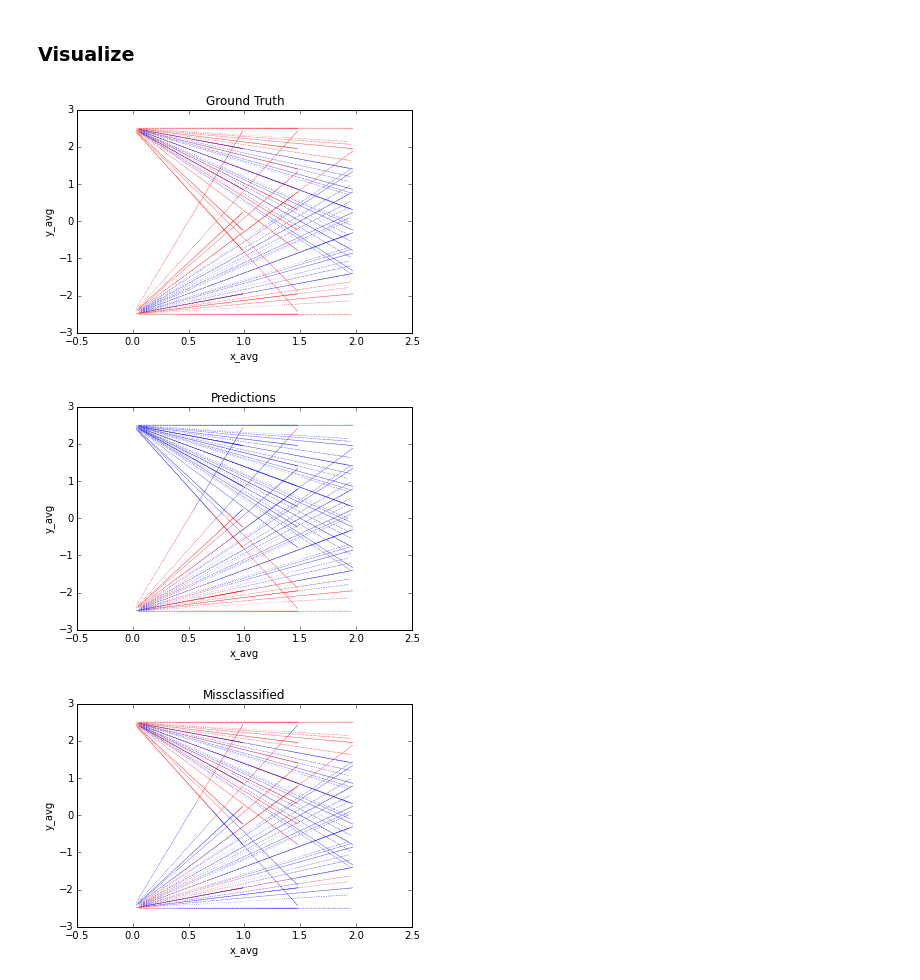
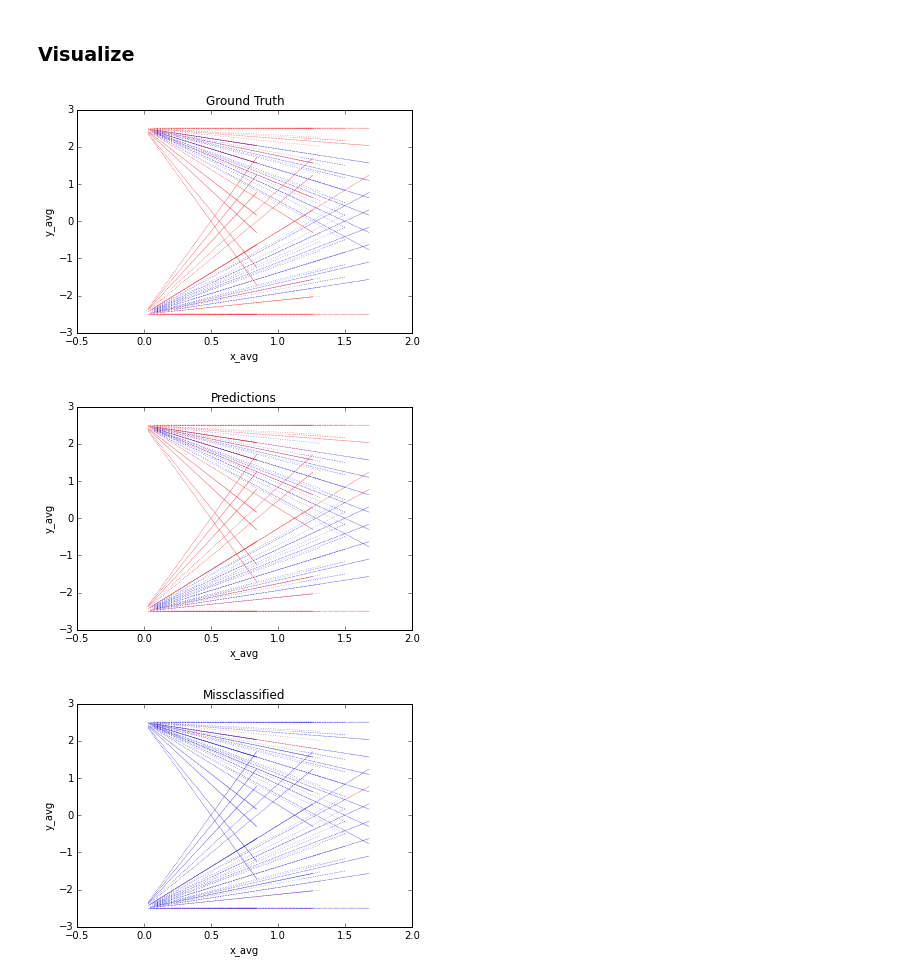
Before and after one commit to ebanner/cs393r_project, a Jupyter notebook: experiments/2d/many-many/short/position/Deep Neural Network.ipynb, the cells around one changed output. Cells and saved outputs as stored; diff of their text form; code cells hidden in the pictures.

Commit message:
Experiment with window size
Increasing from 10 to 50 helps tremendously!

```diff
--- a/experiments/2d/many-many/short/position/Deep Neural Network.ipynb
+++ b/experiments/2d/many-many/short/position/Deep Neural Network.ipynb
@@ -2,13 +2,15 @@
 # 2D Deep Neural Network Position Model
 # %% [markdown]
 ### Load Data
+# %%
+WINDOW_SIZE = 50
 # %%
 %store -r many_many_short
 
 df = many_many_short
 sideways = df.T
 
-X, Y = np.array(sideways[:20]), np.array(sideways.ix['label']).astype(int)
+X, Y = np.array(sideways[:WINDOW_SIZE*2]), np.array(sideways.ix['label']).astype(int)
 n, m = X.shape
 # %% [markdown]
 ### Train
@@ -22,7 +24,7 @@ def states(iters):
         nn.learn()
         yield nn.info
 
-states = list(states(10000))
+states = list(states(5000))
 # %% [markdown]
 ### Plot Losses
 # %%
@@ -41,37 +43,37 @@ pd.DataFrame(loss_avgs, columns=['loss']).plot()
 # %%
 from ipywidgets import interact, fixed
 
 @interact(X=fixed(X), Y=fixed(Y), view_index=(0, len(states)-1), states=fixed(states))
 def plot(X, Y, view_index, states):
     """View decision boundary over time
 
     We have the state of the model (i.e. its parameters) after every time step.
     We want to see how the model learns over time. Hence create a one-off instance
     of a softmax with its old parameters and ask it to make a bunch of predictions!
     """
     s = states[view_index]
-    nn = NeuralNetwork(X, Y, Hs=[5, 5], C=2, params=s.params)
+    nn = NeuralNetwork(X, Y, Hs=[5, 5, 5], C=2, params=s.params)
 
     # Plotting
     colormap = np.array(['r', 'b'])
 
     # Plot the gold standard in a plot right next to it
     axes = df.plot(kind='scatter', x='x_avg', y='y_avg', c=colormap[df['label']], title='Ground Truth', s=0)
     axes.quiver(df['x_avg'], df['y_avg'], df['dx_avg'], df['dy_avg'], color=colormap[df['label']], scale_units='xy', angles='xy', scale=2.5, width=.0022)
 
     # Predictions
     df['predictions'] = nn.predict(X)
     axes = df.plot(kind='scatter', x='x_avg', y='y_avg', c=colormap[df['predictions']], title='Predictions', s=0)
     axes.quiver(df['x_avg'], df['y_avg'], df['dx_avg'], df['dy_avg'], color=colormap[df['predictions']], scale_units='xy', angles='xy', scale=2.5, width=.0022)
 
     # Misclassified examples
     df['correct'] = df['label'] == df['predictions']
     axes = df.plot(kind='scatter', x='x_avg', y='y_avg', c=colormap[df['correct']], title='Missclassified', s=0)
     axes.quiver(df['x_avg'], df['y_avg'], df['dx_avg'], df['dy_avg'], color=colormap[df['correct']], scale_units='xy', angles='xy', scale=2.5, width=.0022)
 # %% [output]
-[figure, old version]
+[figure, new version]
-[figure, old version]
+[figure, new version]
-[figure, old version]
+[figure, new version]
 # %%
 df['correct'].sum() / len(df)
 # %% [output]
```
Also changed, not shown: parts of 2 cells of this notebook, 3 other files.
